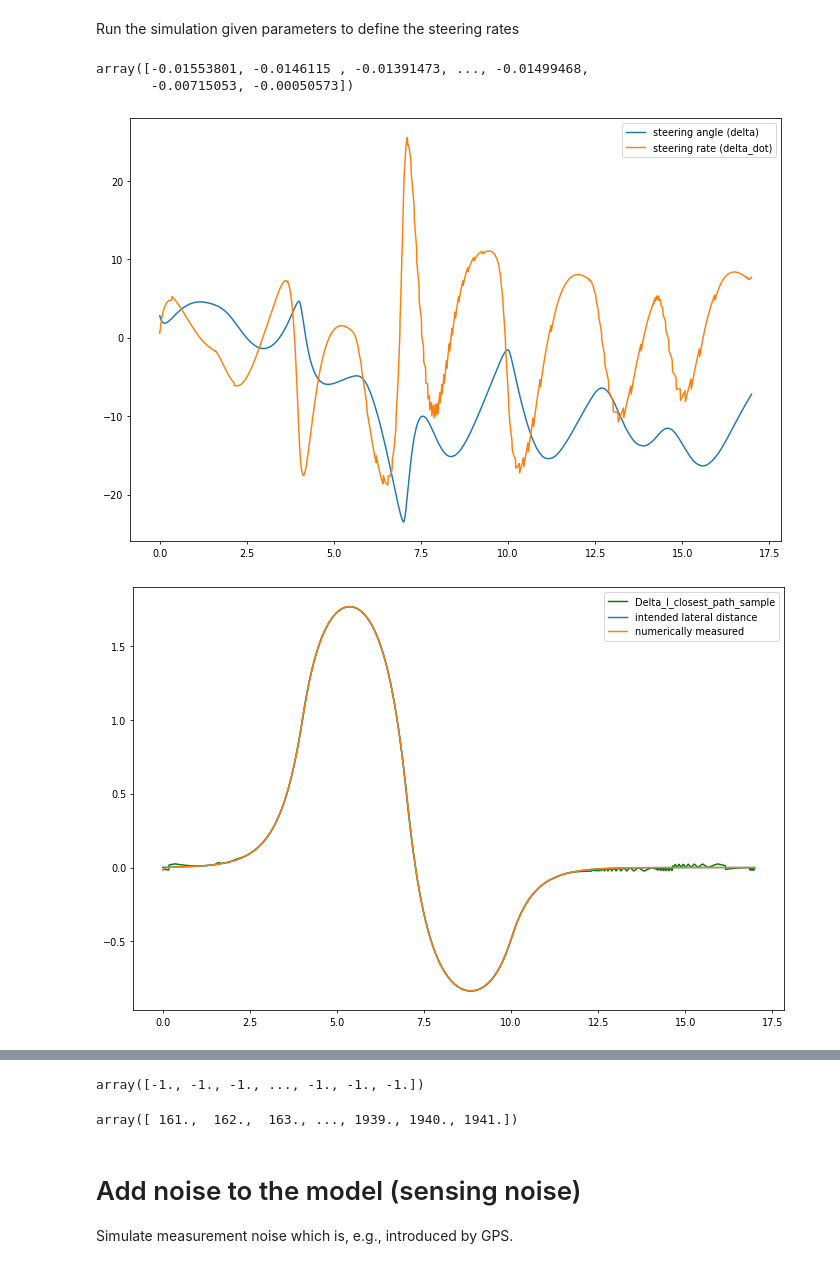
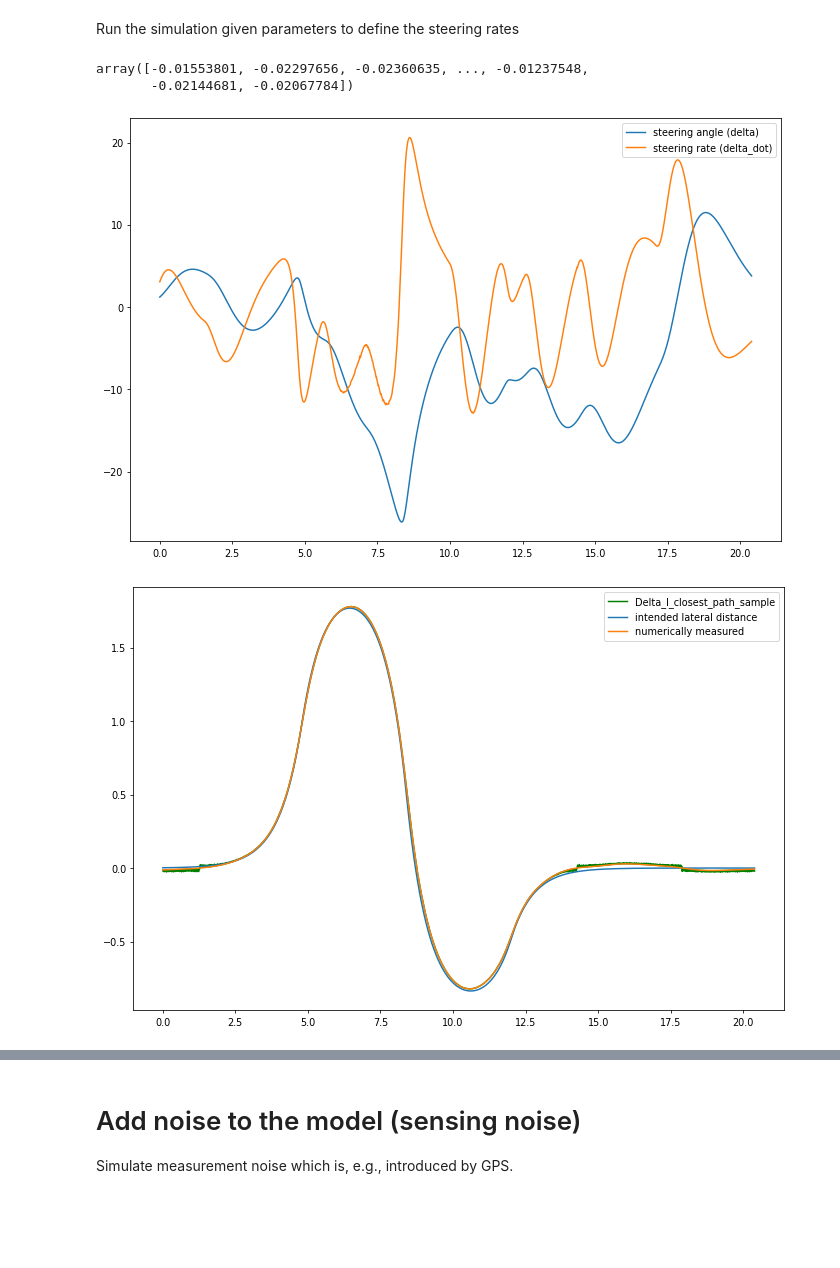
Before and after one commit to christianausb/vehicleControl, a Jupyter notebook: localization_along_line.ipynb, the cells around one changed output, grey strips where cells are left out. Drawn from its saved outputs; the diff is of its cells as text; code cells hidden in the pictures; blank space fills up the shorter version.

Commit message:
linear interpolation for sampling the path

```diff
--- a/localization_along_line.ipynb
+++ b/localization_along_line.ipynb
@@ -211,7 +215,7 @@ Delta_l_r_dotdot
 wheelbase = 3.0
 
 # sampling time
-Ts = 0.01
+Ts = 0.012
 
 # create storage for the reference path:
 path = import_path_data(track_data)
@@ -234,7 +238,8 @@ results = path_following_controller_P(
     Delta_l_r_dotdot=Delta_l_r_dotdot,
     psi_dot=psi_dot,
     velocity_dot=dy.float64(0),
-    k_p = 10
+    Ts = Ts,
+    k_p = 1
 )
 
 
@@ -300,10 +305,12 @@ dy.append_primay_ouput(results['line_tracking_internals']['Delta_l_closest_path_
 dy.append_primay_ouput(results['line_tracking_internals']['i_star'], 'i_star')
 dy.append_primay_ouput(results['line_tracking_internals']['i_star_2'], 'i_star_2')
 
-dy.append_primay_ouput(results['line_tracking_internals']['xs'], 'xs')
-dy.append_primay_ouput(results['line_tracking_internals']['ys'], 'ys')
-dy.append_primay_ouput(results['line_tracking_internals']['xe'], 'xe')
-dy.append_primay_ouput(results['line_tracking_internals']['ye'], 'ye')
+dy.append_primay_ouput(results['line_tracking_internals']['x_s'], 'x_s')
+dy.append_primay_ouput(results['line_tracking_internals']['y_s'], 'y_s')
+dy.append_primay_ouput(results['line_tracking_internals']['x_e'], 'x_e')
+dy.append_primay_ouput(results['line_tracking_internals']['y_e'], 'y_e')
+
+dy.append_primay_ouput(results['line_tracking_internals']['interpolation_factor'], 'interpolation_factor')
 
 
 # generate code for Web Assembly (wasm), requires emcc (emscripten) to build
@@ -368,38 +375,42 @@ output_path = {
 # %%
 sim_results['Delta_l_closest_path_sample']
 # %% [output]
-array([-0.01553801, -0.0146115 , -0.01391473, ..., -0.01499468,
-       -0.00715053, -0.00050573])
+array([-0.01553801, -0.02297656, -0.02360635, ..., -0.01237548,
+       -0.02144681, -0.02067784])
 # %%
 
 
 time = make_time(Ts, sim_results['path_x'])
 
 plt.figure(figsize=(12,8), dpi=70)
 plt.plot(time, np.rad2deg( sim_results['delta'] ))
 plt.plot(time, np.rad2deg( sim_results['delta_dot'] ))
-
 plt.legend(['steering angle (delta)', 'steering rate (delta_dot)'])
 plt.show()
 
 
 
 #time = make_time(Ts, Delta_l_r_profile)
 plt.figure(figsize=(12,8), dpi=70)
 plt.plot(time, sim_results['Delta_l_closest_path_sample'], 'g')
 plt.plot(time, Delta_l_r_profile)
 plt.plot(time, sim_results['Delta_l'])
-
 plt.legend(['Delta_l_closest_path_sample', 'intended lateral distance', 'numerically measured'])
 plt.show()
 
 
 
 plt.figure(figsize=(12,8), dpi=70)
 plt.plot(time, Delta_l_r_profile - sim_results['Delta_l'] )
-
 plt.legend(['residual'])
 plt.show()
+
+
+
+plt.figure(figsize=(12,8), dpi=70)
+plt.plot(time, sim_results['interpolation_factor'] )
+plt.legend(['interpolation_factor'])
+plt.show()
 # %% [output]
-[figure, old version]
+[figure, new version]
-[figure, old version]
+[figure, new version]
@@ -407,11 +419,3 @@ plt.show()
-# %%
-sim_results['i_star'] - sim_results['i_star_2']
-# %% [output]
-array([-1., -1., -1., ..., -1., -1., -1.])
-# %%
-sim_results['i_star']
-# %% [output]
-array([ 161.,  162.,  163., ..., 1939., 1940., 1941.])
 # %% [markdown]
 # Add noise to the model (sensing noise)
 
```
Also changed, not shown: parts of 5 cells of this notebook, 1 other file.
